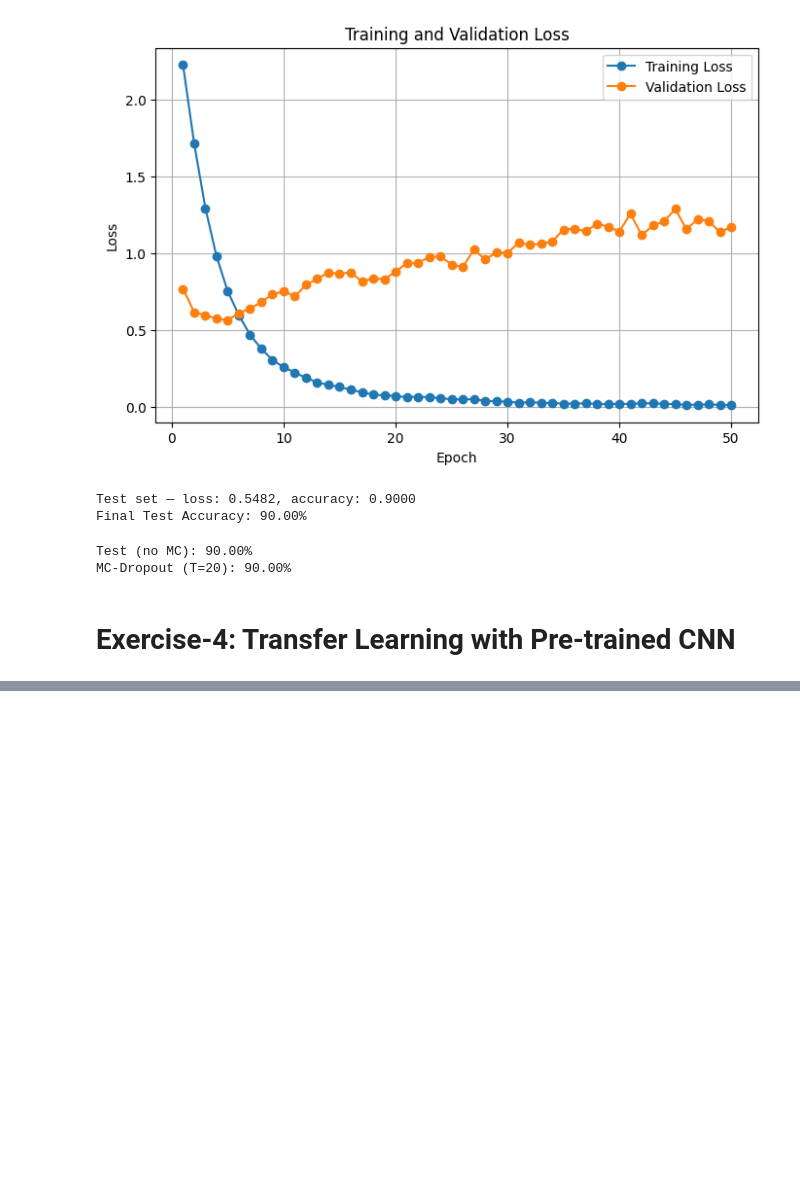
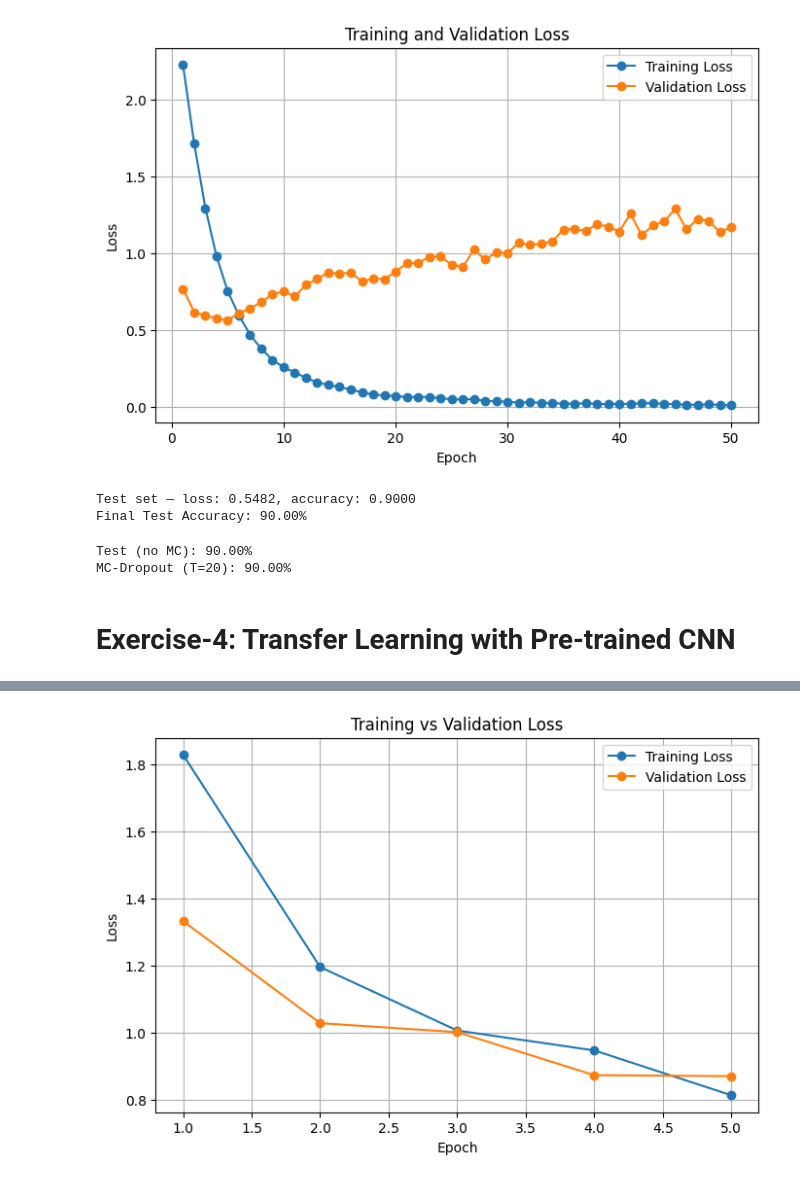
Before and after one commit to lcmolteberg/Machineoblig3, a Jupyter notebook: Assignment3.ipynb, the cells around one changed output, grey strips where cells are left out. Cells and saved outputs as stored; diff of their text form; code cells hidden in the pictures; blank space fills up the shorter version.

Commit message:
Q4.1 updated to get better result. Had a coding error that duplicated training images into validation aswell

```diff
--- a/Assignment3.ipynb
+++ b/Assignment3.ipynb
@@ -537,11 +538,19 @@ test_set = datasets.CIFAR10("./data", train=False, transform=tfm, download=True)
 n_train = 2000
 n_test = 500
 
-train_subset = Subset(train_set, np.arange(n_train))
+labels = np.array(train_set.targets[:n_train])
+
+splitter = StratifiedShuffleSplit(n_splits=1, test_size = 0.2, random_state=seed)
+train_idx, val_idx = next(splitter.split(np.zeros(len(labels)), labels))
+
+train_subset = Subset(train_set, train_idx)
+val_subset = Subset(train_set, val_idx)
 test_subset = Subset(test_set, np.arange(n_test))
+
 
 batch_size = 32
 train_loader = DataLoader(train_subset, batch_size, shuffle=True)
+val_loader = DataLoader(val_subset, batch_size, shuffle=False)
 test_loader = DataLoader(test_subset, batch_size)
 # %%
 # Model
@@ -551,6 +560,7 @@ for p in base_model.features.parameters():
   p.requires_grad = False
 
 base_model.classifier = nn.Sequential(
+    nn.Dropout(0.2),
     nn.Linear(1280, 128),
     nn.ReLU(),
     nn.Dropout(0.2),
@@ -563,39 +573,49 @@ pretrained_model = base_model.to(device)
 optimizer = optim.Adam(pretrained_model.classifier.parameters(), lr=0.001)
 loss_fn = nn.CrossEntropyLoss()
 
-def train_model(pretrained_model, train_loader, loss_fn, optimizer, device, num_epochs=5):
-    train_losses = []
+@torch.no_grad()
+def evaluate_acc_and_loss(model, loader, loss_fn, device):
+    model.eval()
+    total, n = 0.0, 0
+    for x, y in loader:
+        x, y = x.to(device), y.to(device)
+        logits = model(x)
+        total += loss_fn(logits, y).item() * x.size(0)
+        n += x.size(0)
+    return total / n
+
+def train_model(model, train_loader, val_loader, loss_fn, optimizer, device, num_epochs=5):
+    train_losses, val_losses = [], []
 
     for epoch in range(1, num_epochs+1):
-        pretrained_model.train()
-        running_loss = 0.0
+        model.train()
+        running = 0.0
 
         for x, y in train_loader:
             x, y = x.to(device), y.to(device)
             optimizer.zero_grad()
-            logits = pretrained_model(x)
+            logits = model(x)
             loss = loss_fn(logits, y)
             loss.backward()
             optimizer.step()
-            running_loss += loss.item() * x.size(0)
+            running += loss.item() * x.size(0)
 
-        epoch_loss = running_loss / len(train_loader.dataset)
-        print(f"Epoch {epoch:02d}: Loss {loss.item():.4f}")
+        train_loss = running / len(train_loader.dataset)
+        train_losses.append(train_loss)
+        val_loss = evaluate_acc_and_loss(model, val_loader, loss_fn, device)
+        val_losses.append(val_loss)
+        print(f"Epoch {epoch:02d} | train {train_loss:.4f} | val {val_loss:.4f}")
 
     plt.figure(figsize=(8,5))
-    plt.plot(range(1, len(train_losses)+1), train_losses, marker='o', label='Training Loss')
-    plt.xlabel('Epoch'); plt.ylabel('Loss'); plt.title('Training Loss per Epoch')
+    epochs = range(1, len(train_losses)+1)
+    plt.plot(epochs, train_losses, marker='o', label='Training Loss')
+    plt.plot(epochs, val_losses,   marker='o', label='Validation Loss')
+    plt.xlabel('Epoch'); plt.ylabel('Loss'); plt.title('Training vs Validation Loss')
     plt.grid(True); plt.legend(); plt.show()
 
-    return pretrained_model, train_losses
+    return model, train_losses, val_losses
 
-
-trained_model = train_model(
-    pretrained_model,
-    train_loader,
-    loss_fn,
-    optimizer,
-    device,
-    num_epochs=5
+trained_model, train_losses, val_losses = train_model(
+    pretrained_model, train_loader, val_loader, loss_fn, optimizer, device, num_epochs=5
 )
 # %% [output]
@@ -607,3 +627,4 @@ Epoch 05: Loss 0.5525
+[figure, added]
 # %%
 # Test
 
```
Also changed, not shown: parts of 8 cells of this notebook.
